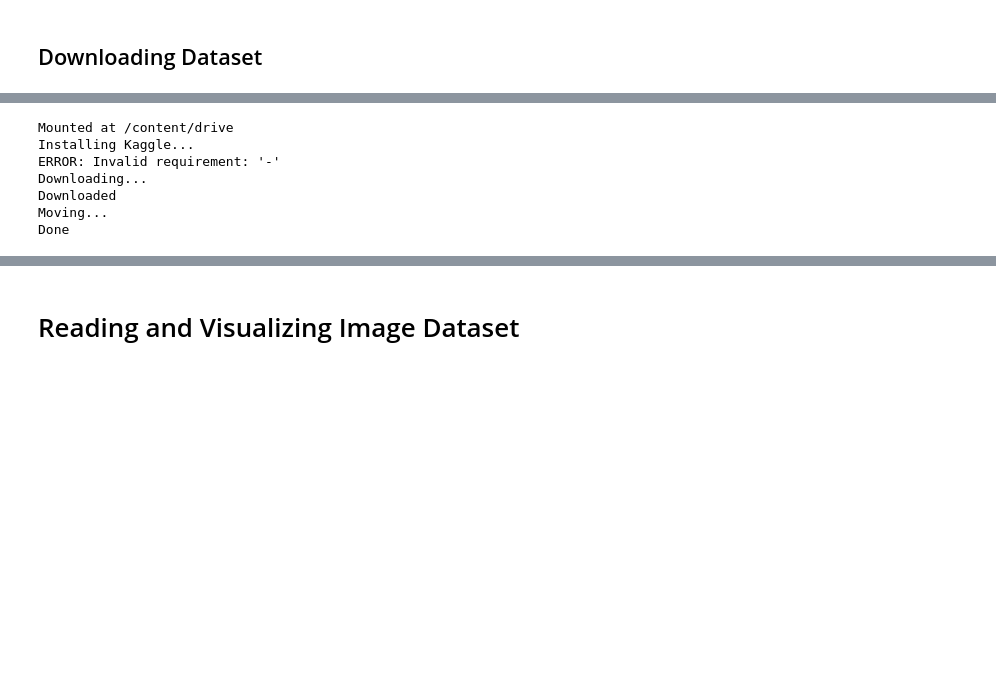
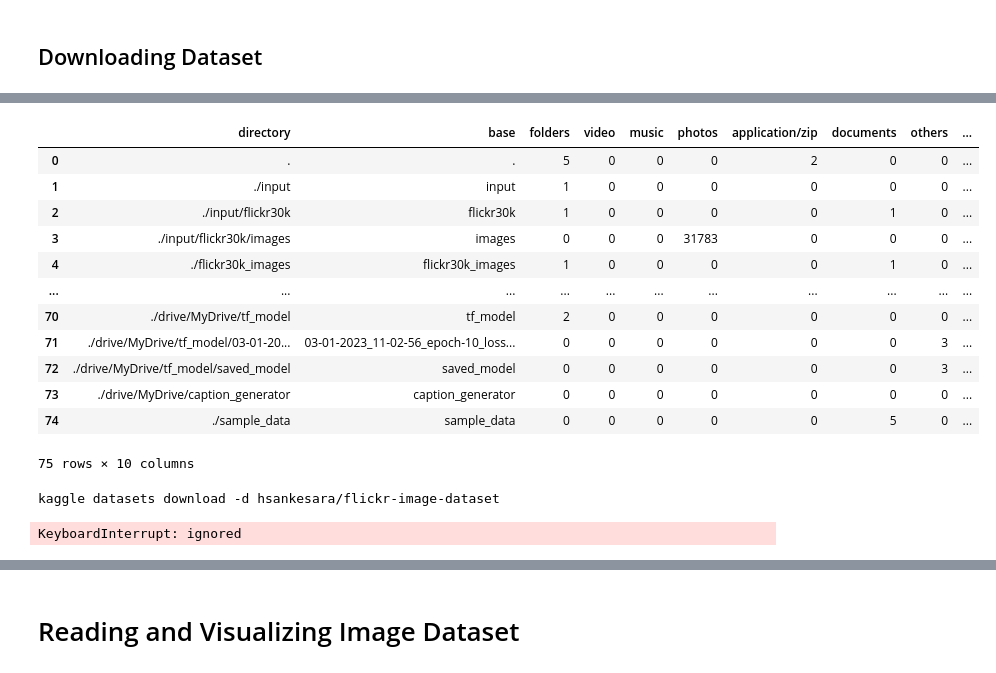
Before and after one commit to tikendraw/caption-generator, a Jupyter notebook: captiongenerator_notebook.ipynb, the cells around one changed output, grey strips where cells are left out. Drawn from its saved outputs; the diff is of its cells as text; code cells hidden in the pictures; blank space fills up the shorter version.

```diff
--- a/captiongenerator_notebook.ipynb
+++ b/captiongenerator_notebook.ipynb
@@ -129,3 +117,20 @@ Successfully installed funcyou-1.0.0
+# %%
+# walkthrough
+dir_walk('.', exclude = ['funcyou'])
+# %% [output]
+|  | directory | base | folders | video | music | photos | application/zip | documents | others | ... |
+| 0 | . | . | 5 | 0 | 0 | 0 | 2 | 0 | 0 | ... |
+| 1 | ./input | input | 1 | 0 | 0 | 0 | 0 | 0 | 0 | ... |
+| 2 | ./input/flickr30k | flickr30k | 1 | 0 | 0 | 0 | 0 | 1 | 0 | ... |
+| 3 | ./input/flickr30k/images | images | 0 | 0 | 0 | 31783 | 0 | 0 | 0 | ... |
+| 4 | ./flickr30k_images | flickr30k_images | 1 | 0 | 0 | 0 | 0 | 1 | 0 | ... |
+| ... | ... | ... | ... | ... | ... | ... | ... | ... | ... | ... |
+| 70 | ./drive/MyDrive/tf_model | tf_model | 2 | 0 | 0 | 0 | 0 | 0 | 0 | ... |
+| 71 | ./drive/MyDrive/tf_model/03-01-20... | 03-01-2023_11-02-56_epoch-10_loss... | 0 | 0 | 0 | 0 | 0 | 0 | 3 | ... |
+| 72 | ./drive/MyDrive/tf_model/saved_model | saved_model | 0 | 0 | 0 | 0 | 0 | 0 | 3 | ... |
+| 73 | ./drive/MyDrive/caption_generator | caption_generator | 0 | 0 | 0 | 0 | 0 | 0 | 0 | ... |
+| 74 | ./sample_data | sample_data | 0 | 0 | 0 | 0 | 0 | 5 | 0 | ... |
+75 rows × 10 columns
 # %%
 def move_to_dest():
     # copying photos to destination directory
@@ -150,9 +155,9 @@ def move_to_dest():
     shutil.copy(src_caption_file_dir, dest_caption_file_dir)
 # %%
 if 'google.colab' in str(get_ipython()):
+    import regex as re
 
-    from google.colab import drive
-    drive.mount('/content/drive')
+    # drive.mount('/content/drive')
     # Downloading dataset
     download_kaggle_dataset(api_command)
 
@@ -165,10 +170,5 @@ if 'google.colab' in str(get_ipython()):
     move_to_dest()
     print('Done')
 # %% [output]
-Mounted at /content/drive
-Installing Kaggle...
-ERROR: Invalid requirement: '-'
-Downloading...
-Downloaded
-Moving...
-Done
+kaggle datasets download -d hsankesara/flickr-image-dataset
+KeyboardInterrupt: ignored
```
Also changed, not shown: parts of 21 cells of this notebook.
